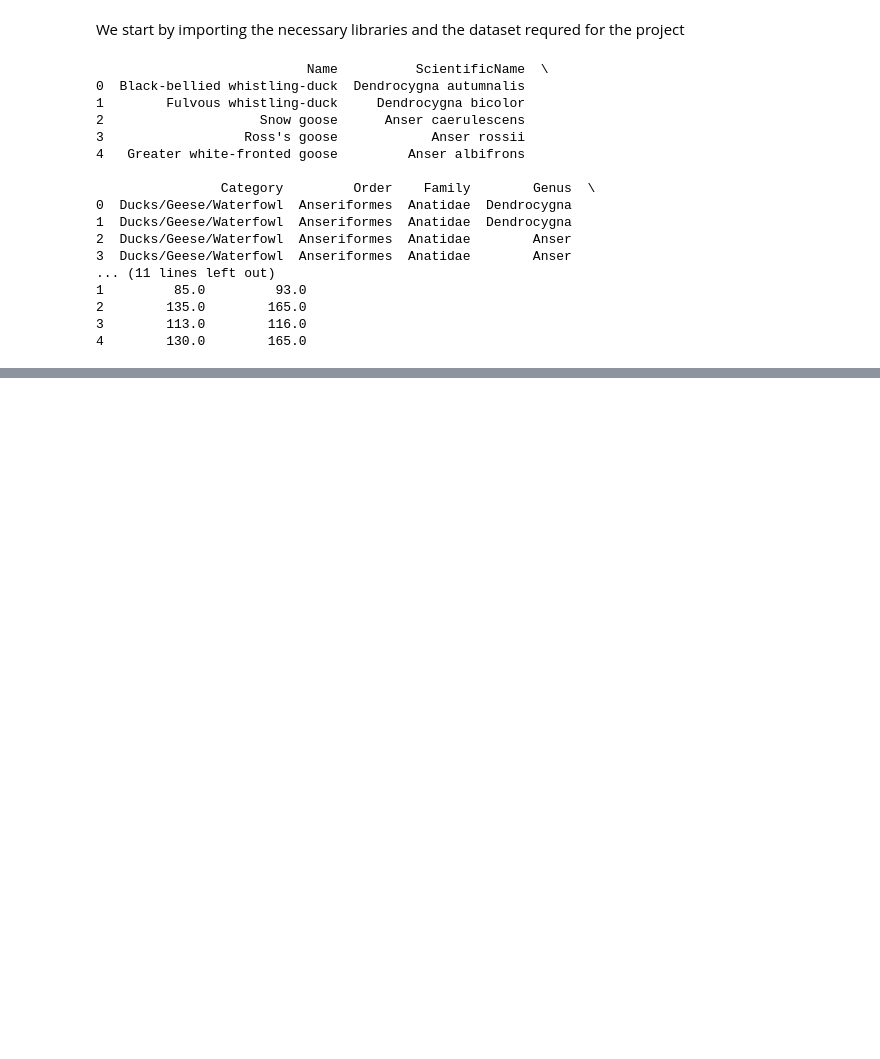
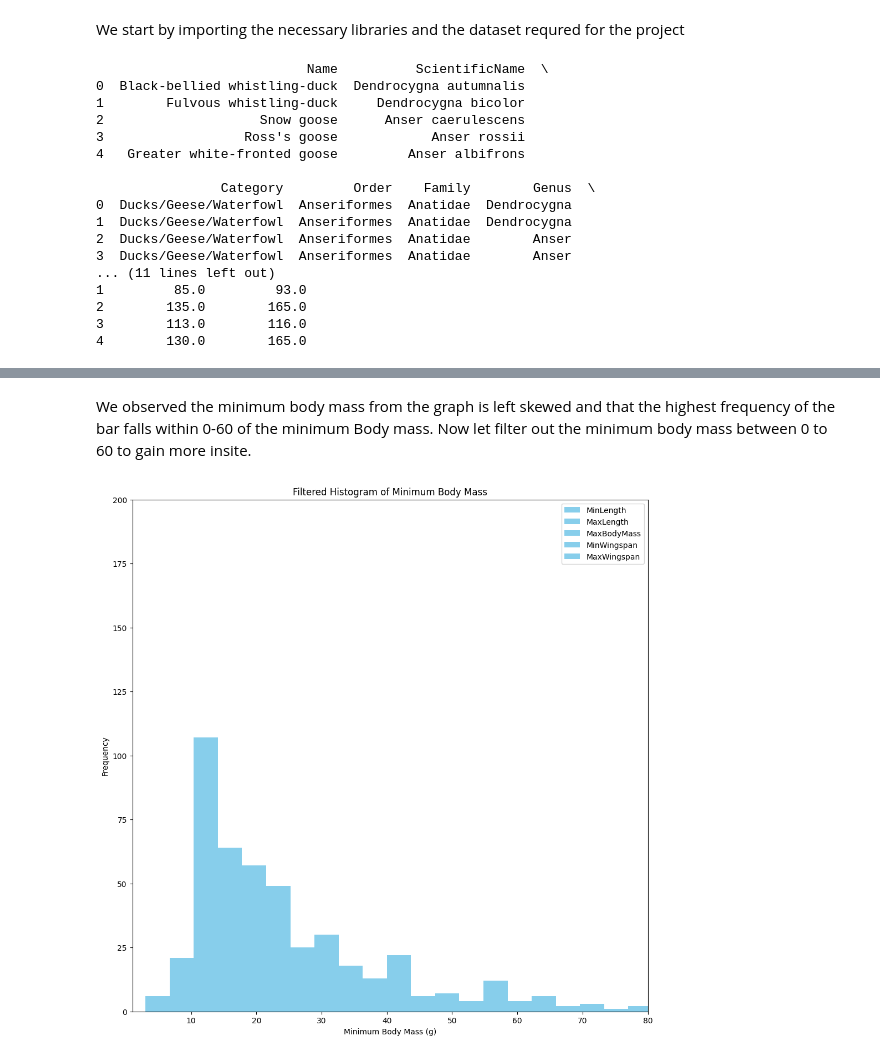
Before and after one commit to alhajisesay-a/ArewaDS_Machine_Learning_Assignment, a Jupyter notebook: WEEK2 Visualizing_data/02 Visualizing distrubition/Solution.ipynb, the cells around one changed output, grey strips where cells are left out. Cells and saved outputs as stored; diff of their text form; code cells hidden in the pictures; blank space fills up the shorter version.

```diff
--- a/WEEK2 Visualizing_data/02 Visualizing distrubition/Solution.ipynb
+++ b/WEEK2 Visualizing_data/02 Visualizing distrubition/Solution.ipynb
@@ -39,0 +58,13 @@ plt.show()
+# %% [markdown]
+We observed the minimum body mass from the graph is left skewed and that the highest frequency of the bar falls within 0-60 of the minimum Body mass. Now let filter out the minimum body mass between 0 to 60 to gain more insite.
+# %%
+filtered_df = df[(df['MinBodyMass'] >1) & (df['MinBodyMass'] < 60)]
+filtered_df.plot(x='MinBodyMass', kind='hist', figsize=(12, 12), color='skyblue',bins=40)
+plt.title('Filtered Histogram of Minimum Body Mass')
+plt.xlabel('Minimum Body Mass (g)')
+plt.ylabel('Frequency')
+plt.xlim(1, 80)
+plt.ylim(0, 200)
+plt.show()
+# %% [output]
+[figure, added]
```
Also changed, not shown: parts of 28 cells of this notebook.
